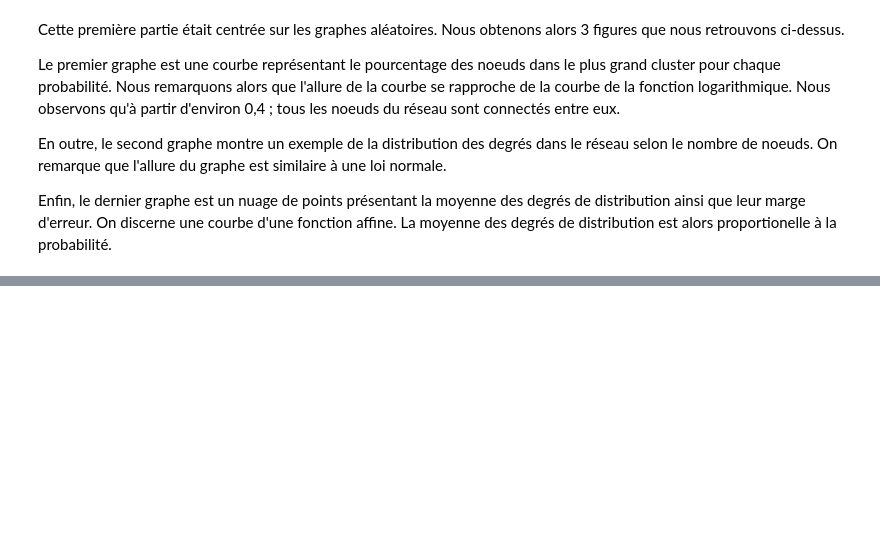
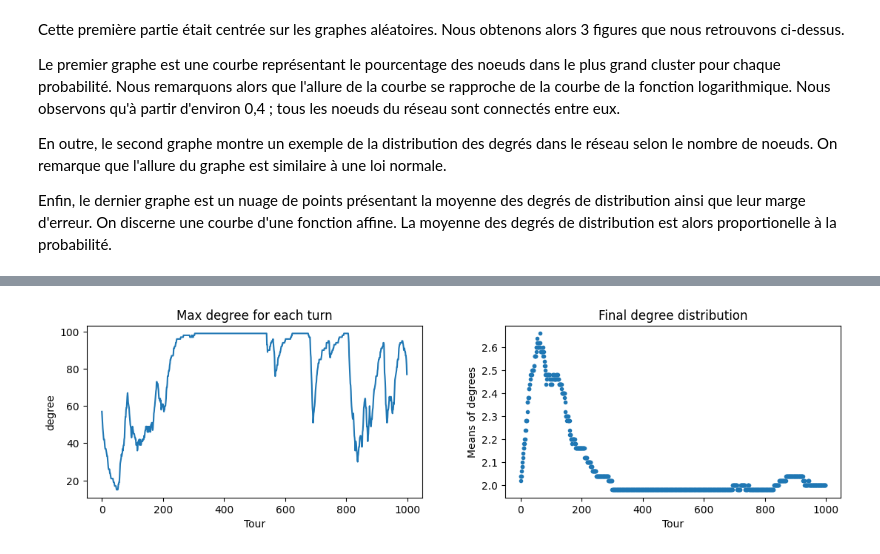
Before and after one commit to BenjaminGueriot/ISOC731_Projet, a Jupyter notebook: projet.ipynb, the cells around one changed output, grey strips where cells are left out. Cells and saved outputs as stored; diff of their text form; code cells hidden in the pictures; blank space fills up the shorter version.

```diff
--- a/projet.ipynb
+++ b/projet.ipynb
@@ -229,0 +344,53 @@ nx.draw(G)
+# %%
+# On initialise nos tableaux
+largest_components = []
+tab_turns=[]
+degrees = []
+max_degrees = []
+for i in range(len(graphiques)):
+    tab_turns.append(i)
+
+# On parcourt tous les graphes afin de récupérer leur degré ainsi que le plus gros cluster et le plus gros degré
+for g in tqdm(graphiques):
+    largest_components.append(len(max(nx.connected_components(g), key=len))/ n *100)
+    degree_sequence = sorted((d for n, d in g.degree()), reverse=True)
+    degrees.append(degree_sequence)
+    max_degrees.append(degree_sequence[0])
+
+# On créé un plan de 2 figures
+fig, (ax1,ax2) = plt.subplots(1, 2, figsize=(12, 4))
+fig.tight_layout(pad=5.0)
+
+# Affiche un histogramme des degrés maximum pour chaque tour du graphe
+ax1.plot(tab_turns,max_degrees)
+ax1.set_title("Max degree for each turn")
+ax1.set_xlabel("Tour")
+ax1.set_ylabel("degree")
+
+means = []
+intervals = []
+
+# On parcourt les dégrés pour calculer l'interval d'erreur pour chaque valeur
+for degree in degrees:
+    intervals.append(st.t.interval(confidence=0.95,df=len(degree)-1,loc=np.mean(degree),scale=st.sem(degree)))
+    means.append(np.mean(degree))
+
+
+interval_dif_min = []
+interval_dif_max = []
+# Calcul de l'interval haut/bas
+for i in range(len(means)):
+    interval_dif_min.append((means[i] - intervals[i][0])*10)
+    interval_dif_max.append((intervals[i][1] - means[i])*10)
+
+y_error = [interval_dif_min,interval_dif_max]
+
+# On affiche le nuage de points comprenant leur marge d'erreur
+ax2.errorbar(list(range(turn)),means,fmt='o',markersize = 3)
+ax2.set_title("Final degree distribution")
+ax2.set_xlabel("Tour")
+ax2.set_ylabel("Means of degrees")
+
+plt.show()
+# %% [output]
+[figure, added]
```
Also changed, not shown: parts of 17 cells of this notebook.
